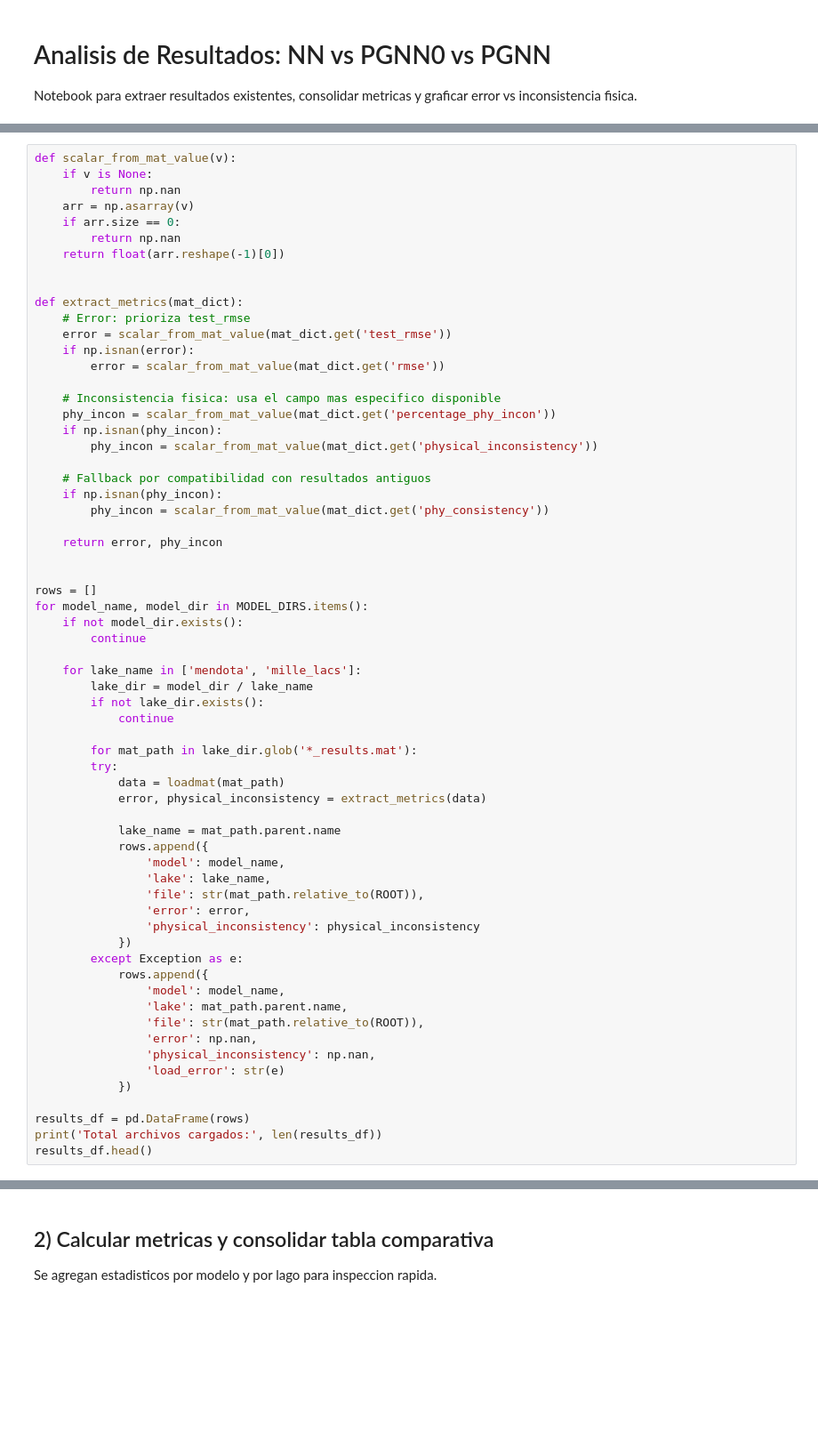
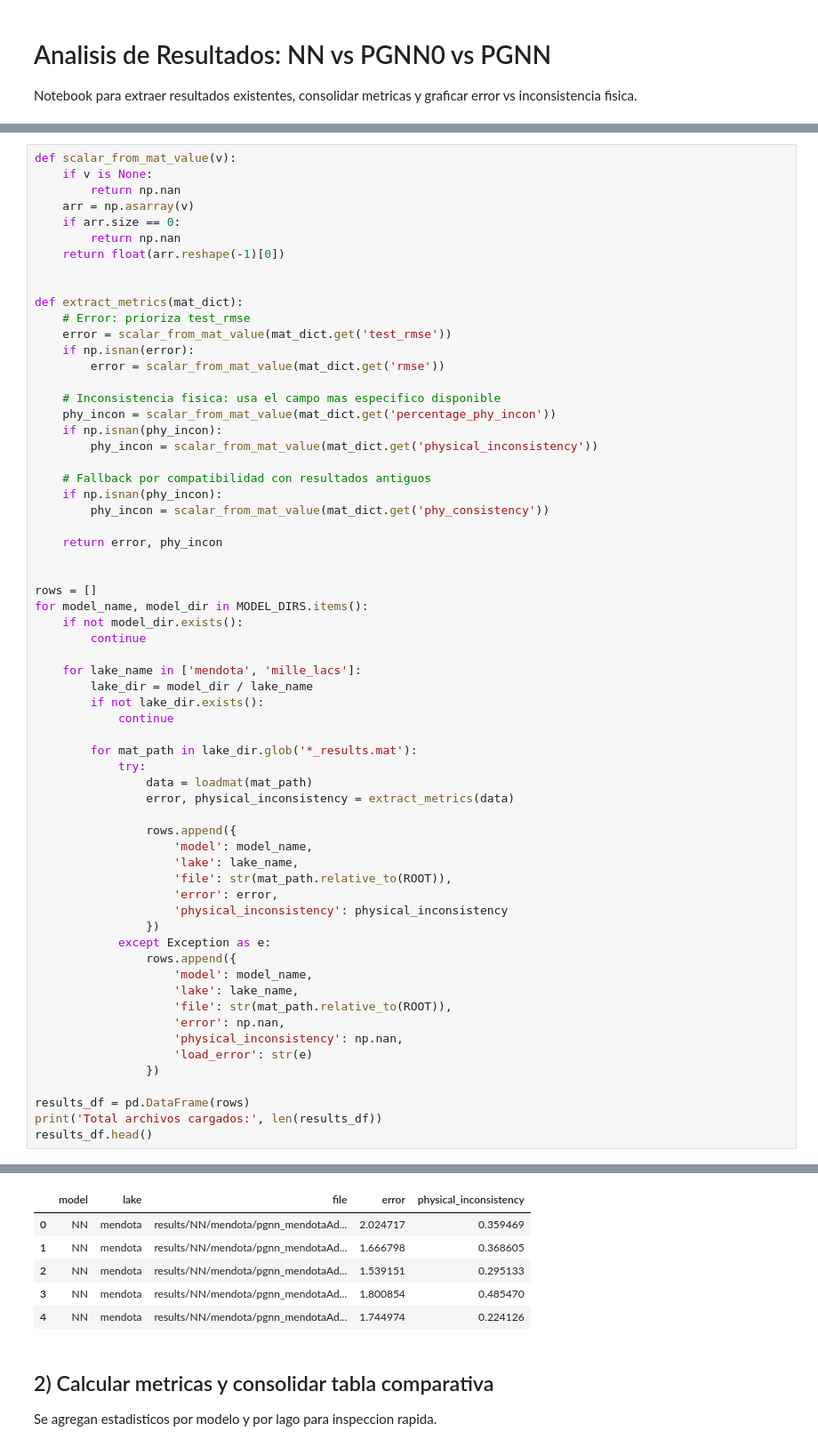
Before and after one commit to isabelnieto900/PGNN-lake-temp, a Jupyter notebook: results_analysis.ipynb, the cells around one changed output, grey strips where cells are left out. Shown at 89% size. Drawn from its saved outputs; the diff is of its cells as text; blank space fills up the shorter version.

```diff
--- a/results_analysis.ipynb
+++ b/results_analysis.ipynb
@@ -153,27 +156,26 @@ for model_name, model_dir in MODEL_DIRS.items():
             continue
 
         for mat_path in lake_dir.glob('*_results.mat'):
-        try:
-            data = loadmat(mat_path)
-            error, physical_inconsistency = extract_metrics(data)
+            try:
+                data = loadmat(mat_path)
+                error, physical_inconsistency = extract_metrics(data)
 
-            lake_name = mat_path.parent.name
-            rows.append({
-                'model': model_name,
-                'lake': lake_name,
-                'file': str(mat_path.relative_to(ROOT)),
-                'error': error,
-                'physical_inconsistency': physical_inconsistency
-            })
-        except Exception as e:
-            rows.append({
-                'model': model_name,
-                'lake': mat_path.parent.name,
-                'file': str(mat_path.relative_to(ROOT)),
-                'error': np.nan,
-                'physical_inconsistency': np.nan,
-                'load_error': str(e)
-            })
+                rows.append({
+                    'model': model_name,
+                    'lake': lake_name,
+                    'file': str(mat_path.relative_to(ROOT)),
+                    'error': error,
+                    'physical_inconsistency': physical_inconsistency
+                })
+            except Exception as e:
+                rows.append({
+                    'model': model_name,
+                    'lake': lake_name,
+                    'file': str(mat_path.relative_to(ROOT)),
+                    'error': np.nan,
+                    'physical_inconsistency': np.nan,
+                    'load_error': str(e)
+                })
 
 results_df = pd.DataFrame(rows)
 print('Total archivos cargados:', len(results_df))
@@ -183,3 +185,9 @@ IndentationError: expected an indented block after 'for' statement on line 38 (3
+|  | model | lake | file | error | physical_inconsistency |
+| 0 | NN | mendota | results/NN/mendota/pgnn_mendotaAd... | 2.024717 | 0.359469 |
+| 1 | NN | mendota | results/NN/mendota/pgnn_mendotaAd... | 1.666798 | 0.368605 |
+| 2 | NN | mendota | results/NN/mendota/pgnn_mendotaAd... | 1.539151 | 0.295133 |
+| 3 | NN | mendota | results/NN/mendota/pgnn_mendotaAd... | 1.800854 | 0.485470 |
+| 4 | NN | mendota | results/NN/mendota/pgnn_mendotaAd... | 1.744974 | 0.224126 |
 # %% [markdown]
 ## 2) Calcular metricas y consolidar tabla comparativa
 
```
Also changed, not shown: parts of 8 cells of this notebook.
